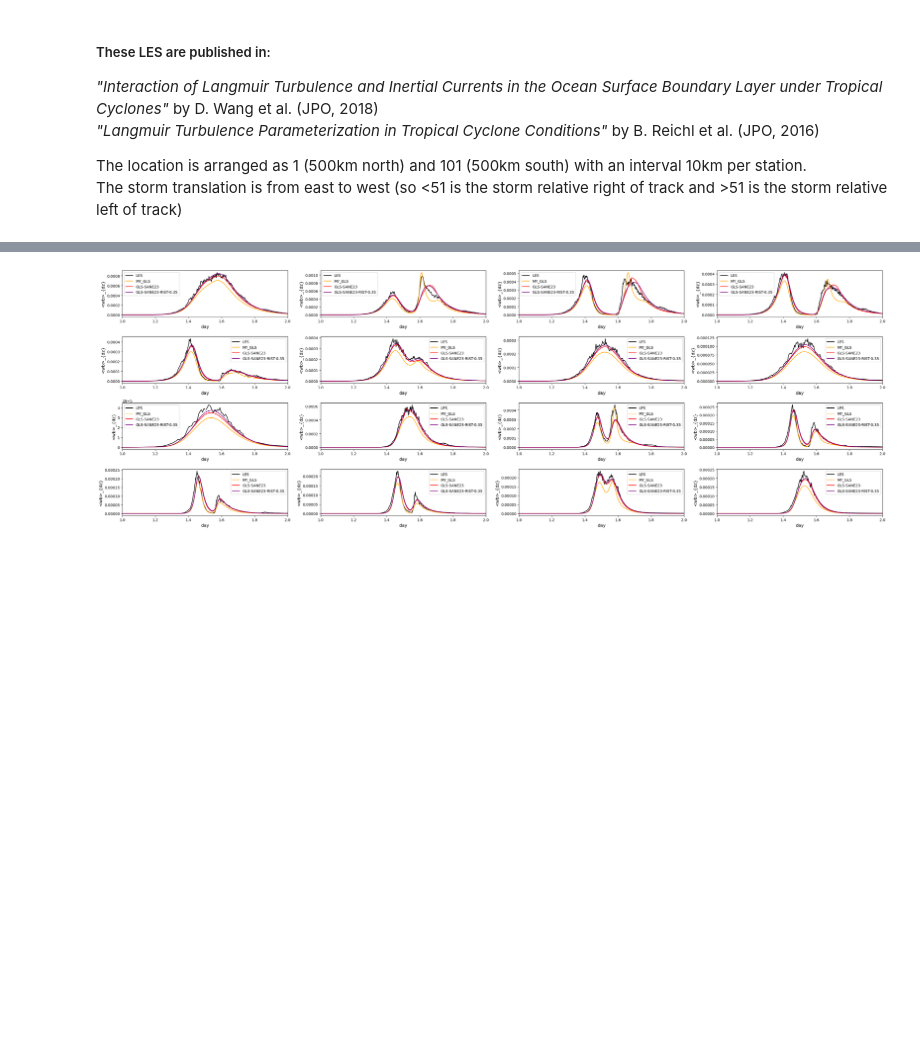
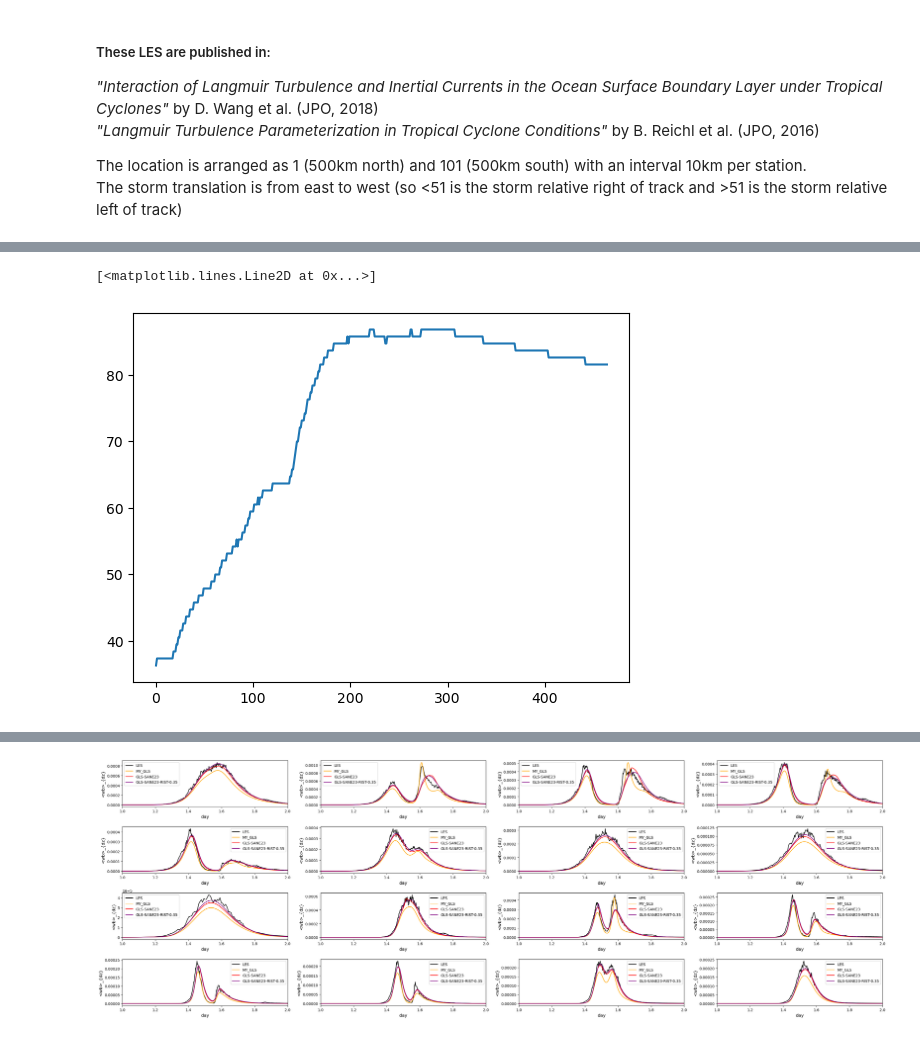
Before and after one commit to mrozowskamartaa/MOM6_SCM_Hurr, a Jupyter notebook: analysis/Compare_MOM_to_LES.ipynb, the cells around one changed output, grey strips where cells are left out. Cells and saved outputs as stored; diff of their text form; code cells hidden in the pictures; blank space fills up the shorter version.

```diff
--- a/analysis/Compare_MOM_to_LES.ipynb
+++ b/analysis/Compare_MOM_to_LES.ipynb
@@ -227,0 +254,5 @@ plt.plot((data1_interp[day_2_mask]-data2[day_2_mask])**2)
+# %%
+plt.plot(mld)
+# %% [output]
+[<matplotlib.lines.Line2D at 0x...>]
+[figure, added]
```
Also changed, not shown: parts of 28 cells of this notebook, 2 other files.
